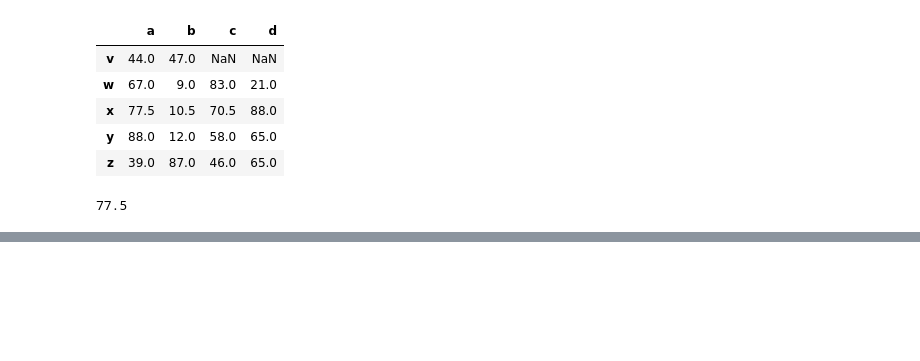
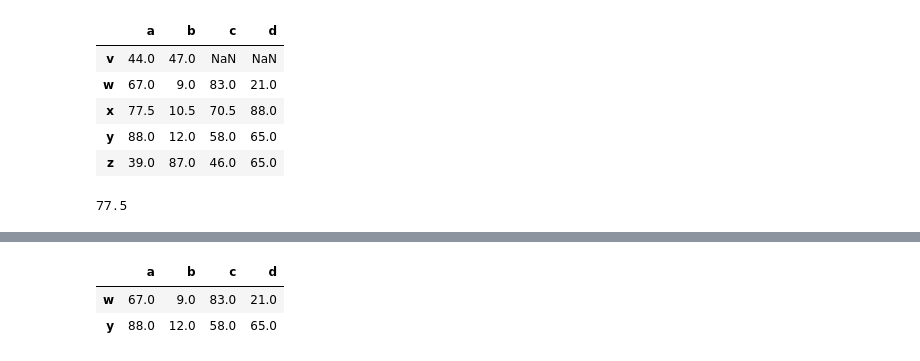
Before and after one commit to abhixz13/Cisco-Python-Training, a Jupyter notebook: Cisco-2022-06June-08-analytics.ipynb, the cells around one changed output, grey strips where cells are left out. Saved outputs shown, nothing was run; the diff lists cells and outputs as text; code cells hidden in the pictures; blank space fills up the shorter version.

```diff
--- a/Cisco-2022-06June-08-analytics.ipynb
+++ b/Cisco-2022-06June-08-analytics.ipynb
@@ -876,0 +857,6 @@ interpolate(method: 'str' = 'linear', axis: 'Axis' = 0, limit: 'int | None' = No
+# %%
+df.dropna()   # get rid of all rows with any NaN values
+# %% [output]
+|  | a | b | c | d |
+| w | 67.0 | 9.0 | 83.0 | 21.0 |
+| y | 88.0 | 12.0 | 58.0 | 65.0 |
```
Also changed, not shown: parts of 1 cell of this notebook.
